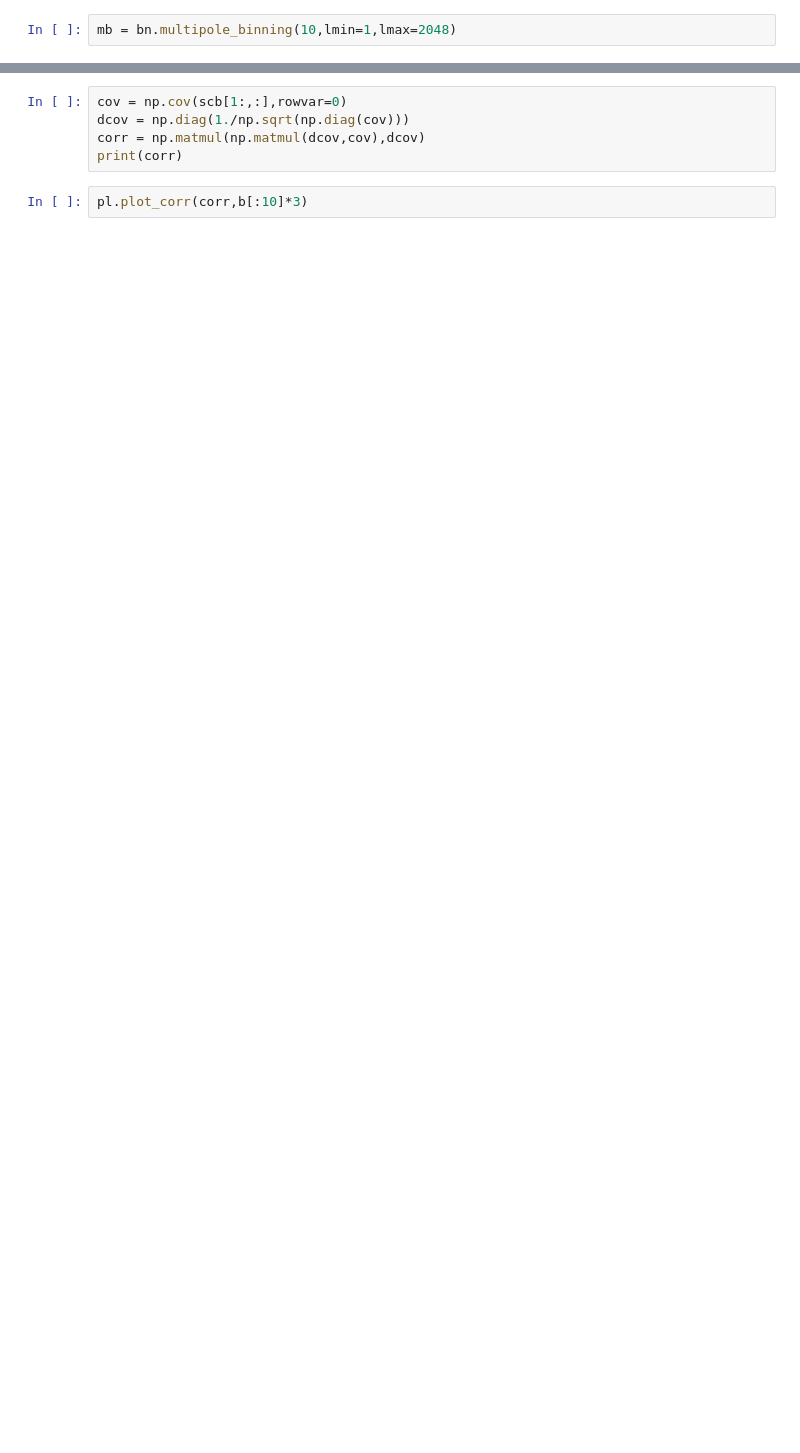
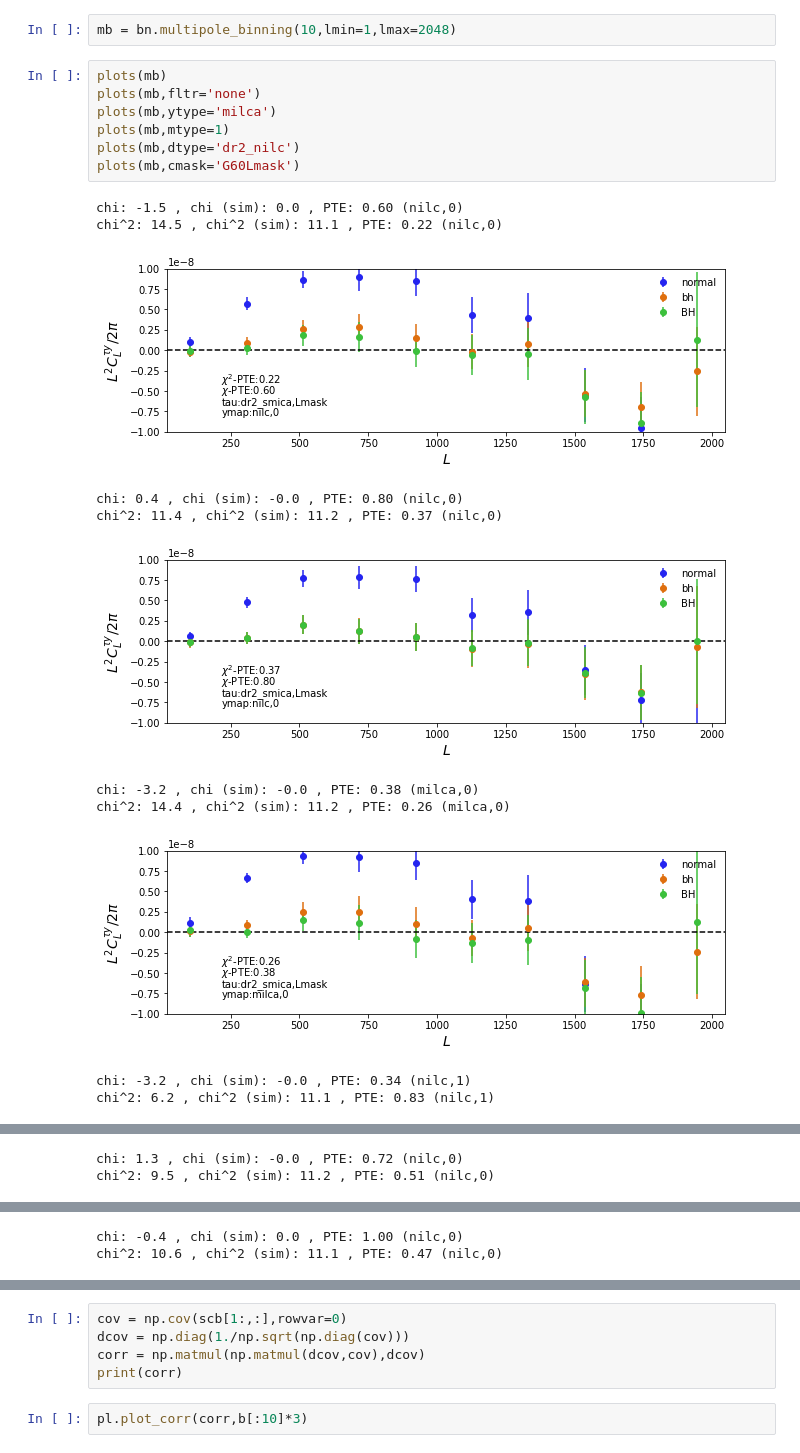
Before and after one commit to toshiyan/planck-tauxy, a Jupyter notebook: check_xcor.ipynb, the cells around one changed output, grey strips where cells are left out. Saved outputs shown, nothing was run; the diff lists cells and outputs as text; blank space fills up the shorter version.

```diff
--- a/check_xcor.ipynb
+++ b/check_xcor.ipynb
@@ -24,3 +24,22 @@ def plots(fltr,ytype,mtype,mb,dtype,cmask,form='{:.2f}'):
     show()
 # %%
 mb = bn.multipole_binning(10,lmin=1,lmax=2048)
+# %%
+plots(mb)
+plots(mb,fltr='none')
+plots(mb,ytype='milca')
+plots(mb,mtype=1)
+plots(mb,dtype='dr2_nilc')
+plots(mb,cmask='G60Lmask')
+# %% [output]
+chi: -1.5 , chi (sim): 0.0 , PTE: 0.60 (nilc,0)
+chi^2: 14.5 , chi^2 (sim): 11.1 , PTE: 0.22 (nilc,0)
+[figure, added]
+chi: 0.4 , chi (sim): -0.0 , PTE: 0.80 (nilc,0)
+chi^2: 11.4 , chi^2 (sim): 11.2 , PTE: 0.37 (nilc,0)
+[figure, added]
+chi: -3.2 , chi (sim): -0.0 , PTE: 0.38 (milca,0)
+chi^2: 14.4 , chi^2 (sim): 11.2 , PTE: 0.26 (milca,0)
+[figure, added]
+chi: -3.2 , chi (sim): -0.0 , PTE: 0.34 (nilc,1)
+chi^2: 6.2 , chi^2 (sim): 11.1 , PTE: 0.83 (nilc,1)
@@ -26,0 +47,2 @@ mb = bn.multipole_binning(10,lmin=1,lmax=2048)
+chi: 1.3 , chi (sim): -0.0 , PTE: 0.72 (nilc,0)
+chi^2: 9.5 , chi^2 (sim): 11.2 , PTE: 0.51 (nilc,0)
@@ -26,0 +50,2 @@ mb = bn.multipole_binning(10,lmin=1,lmax=2048)
+chi: -0.4 , chi (sim): 0.0 , PTE: 1.00 (nilc,0)
+chi^2: 10.6 , chi^2 (sim): 11.1 , PTE: 0.47 (nilc,0)
```
Also changed, not shown: parts of 6 cells of this notebook, 6 other files.
